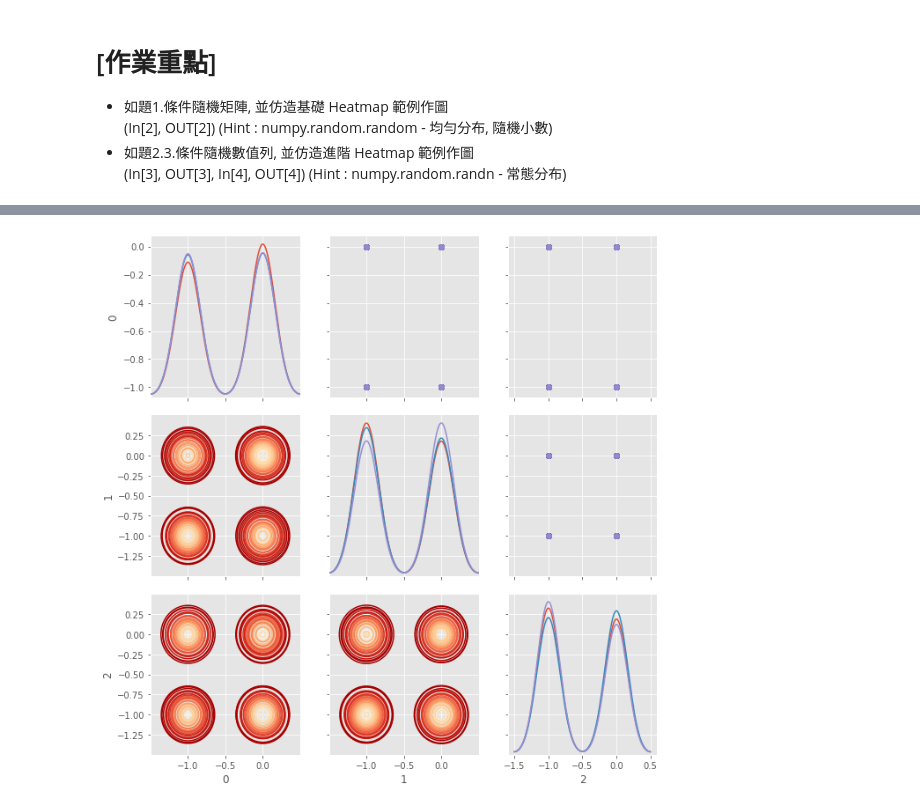
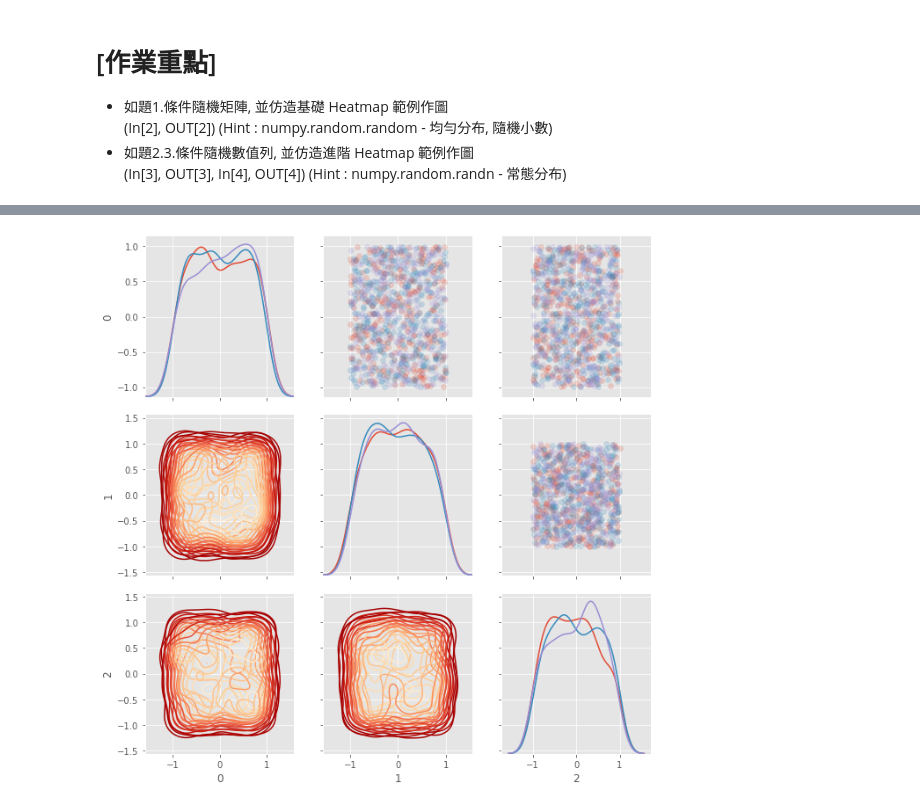
Before and after one commit to liu71101/3rd-ML100Days, a Jupyter notebook: homework/Day_020_HW.ipynb, the cells around one changed output, grey strips where cells are left out. Cells and saved outputs as stored; diff of their text form; code cells hidden in the pictures.

```diff
--- a/homework/Day_020_HW.ipynb
+++ b/homework/Day_020_HW.ipynb
@@ -51,23 +37,23 @@ plt.show()
 # %%
 nrow = 1000
 ncol = 3
-matrix = np.random.randint(-1.0, 1.0, (nrow, ncol))
+matrix = np.random.uniform(-1.0, 1.0, (nrow, ncol))
 
 # 隨機給予 0, 1, 2 三種標籤
 indice = np.random.choice([0,1,2], size=nrow)
 plot_data = pd.DataFrame(matrix, indice).reset_index()
 
 # 繪製 seborn 進階 Heatmap
 grid = sns.PairGrid(data = plot_data, size = 3, diag_sharey=False,
                     hue = 'index', vars = [x for x in list(plot_data.columns) if x != 'index'])
 
 grid.map_upper(plt.scatter, alpha = 0.2)
 grid.map_diag(sns.kdeplot)
 grid.map_lower(sns.kdeplot, cmap = plt.cm.OrRd_r)
 
 plt.show()
 # %% [output]
-[figure, old version]
+[figure, new version]
 # %%
 nrow = 1000
 ncol = 3
```
Also changed, not shown: parts of 3 cells of this notebook.
